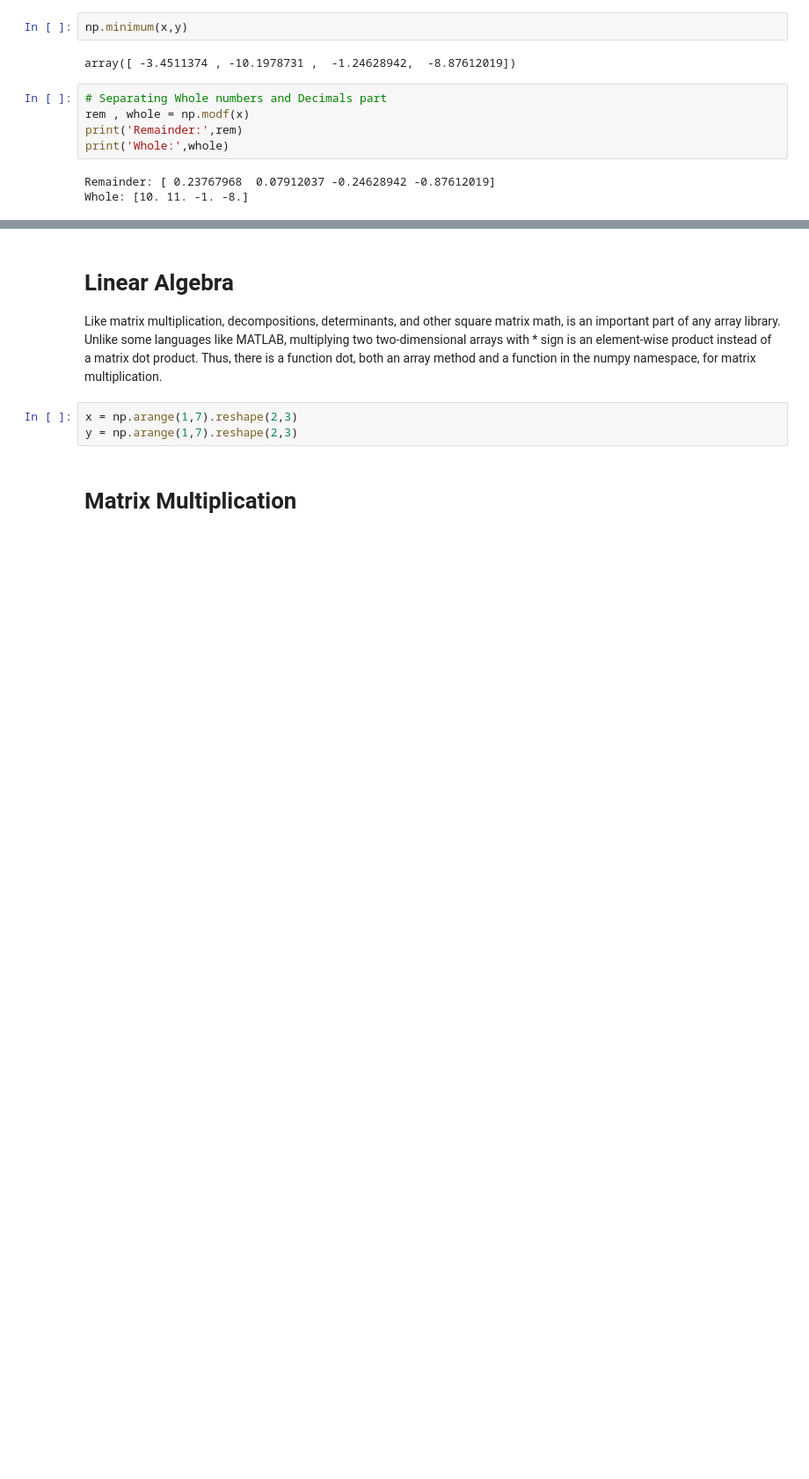
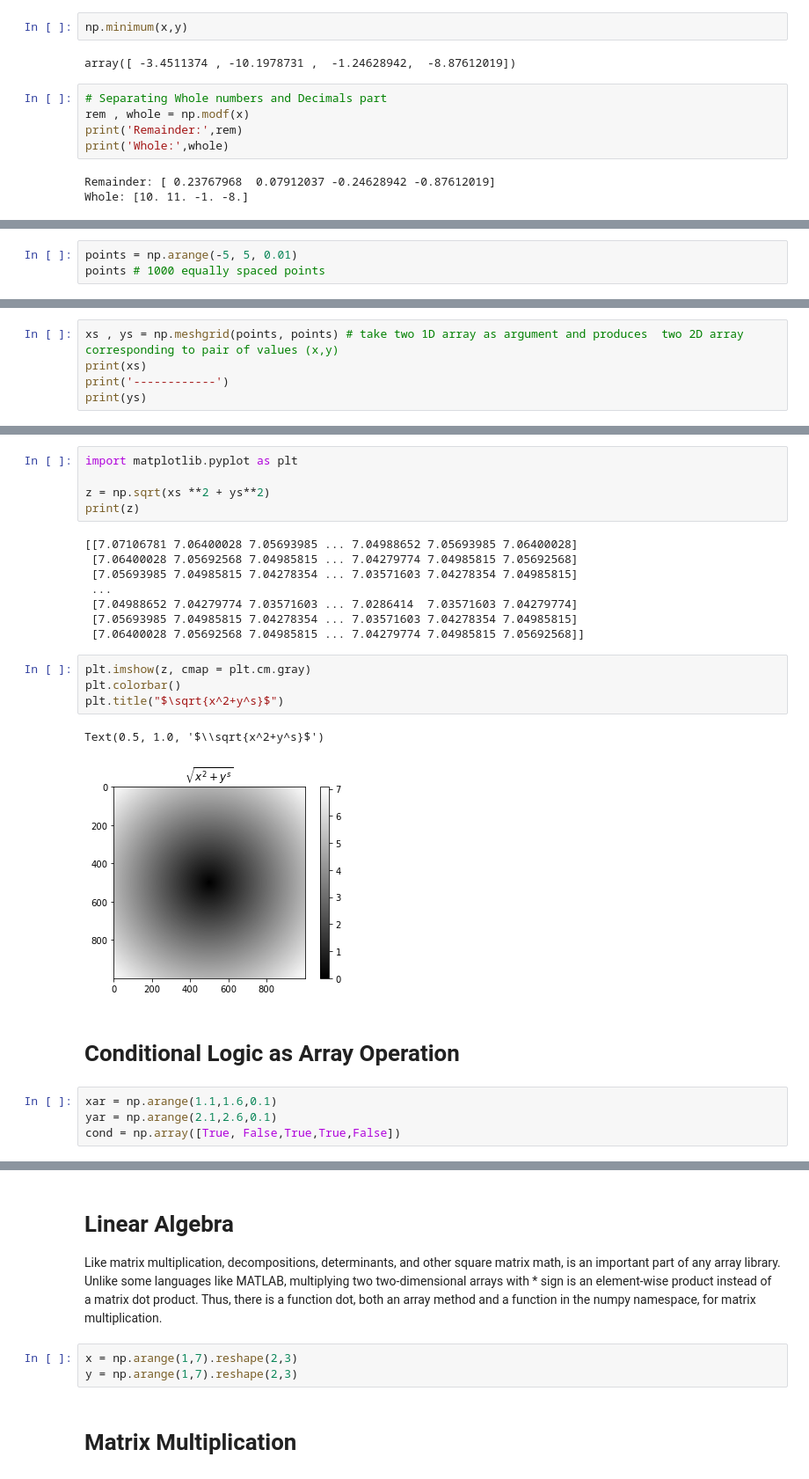
Before and after one commit to fawad1989/Python-Learning, a Jupyter notebook: Numpy Training.ipynb, the cells around one changed output, grey strips where cells are left out. Shown at 88% size. Saved outputs shown, nothing was run; the diff lists cells and outputs as text; blank space fills up the shorter version.

```diff
--- a/Numpy Training.ipynb
+++ b/Numpy Training.ipynb
@@ -1059,0 +1062,3 @@ Whole: [10. 11. -1. -8.]
+# %%
+points = np.arange(-5, 5, 0.01)
+points # 1000 equally spaced points
@@ -1059,0 +1083,5 @@ Whole: [10. 11. -1. -8.]
+# %%
+xs , ys = np.meshgrid(points, points) # take two 1D array as argument and produces  two 2D array corresponding to pair of values (x,y)
+print(xs)
+print('------------')
+print(ys)
@@ -1059,0 +1104,26 @@ Whole: [10. 11. -1. -8.]
+# %%
+import matplotlib.pyplot as plt
+
+z = np.sqrt(xs **2 + ys**2)
+print(z)
+# %% [output]
+[[7.07106781 7.06400028 7.05693985 ... 7.04988652 7.05693985 7.06400028]
+ [7.06400028 7.05692568 7.04985815 ... 7.04279774 7.04985815 7.05692568]
+ [7.05693985 7.04985815 7.04278354 ... 7.03571603 7.04278354 7.04985815]
+ ...
+ [7.04988652 7.04279774 7.03571603 ... 7.0286414  7.03571603 7.04279774]
+ [7.05693985 7.04985815 7.04278354 ... 7.03571603 7.04278354 7.04985815]
+ [7.06400028 7.05692568 7.04985815 ... 7.04279774 7.04985815 7.05692568]]
+# %%
+plt.imshow(z, cmap = plt.cm.gray)
+plt.colorbar()
+plt.title("$\sqrt{x^2+y^s}$")
+# %% [output]
+Text(0.5, 1.0, '$\\sqrt{x^2+y^s}$')
+[figure, added]
+# %% [markdown]
+# Conditional Logic as Array Operation
+# %%
+xar = np.arange(1.1,1.6,0.1)
+yar = np.arange(2.1,2.6,0.1)
+cond = np.array([True, False,True,True,False])
```
Also changed, not shown: parts of 7 cells of this notebook, 1 other file.
